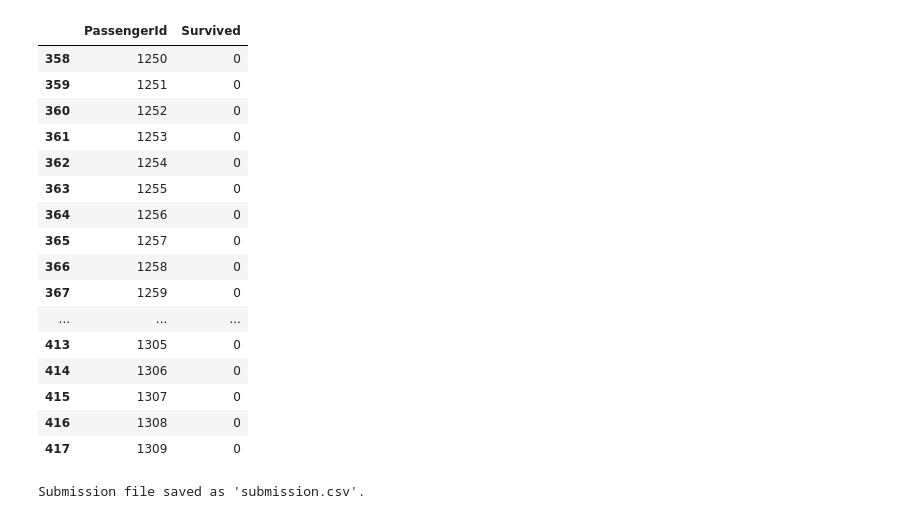
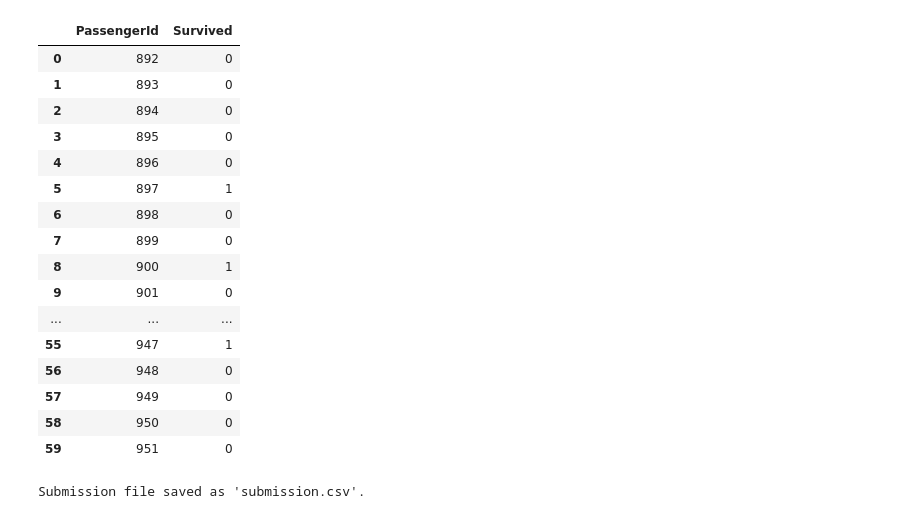
Before and after one commit to AnnaVerbytska/Titanic-Machine_Learning-from-Disaster, a Jupyter notebook: notebooks/logistic-regression.ipynb, the cells around one changed output. Saved outputs shown, nothing was run; the diff lists cells and outputs as text; code cells hidden in the pictures.

Commit message:
Lowered threshold for test probabilities

```diff
--- a/notebooks/logistic-regression.ipynb
+++ b/notebooks/logistic-regression.ipynb
@@ -124,15 +105,15 @@ data.head(20)
 #data['Parch'] = pd.cut(data['Parch'], bins=[-1, 0, 1, 3, 6], labels=['0', '1', '2', '3'])
 # %%
 # Join two features to simplify modelling
-data['TravelAlone']=np.where((data["SibSp"]+data["Parch"])>0, 0, 1)
+#data['TravelAlone']=np.where((data["SibSp"]+data["Parch"])>0, 0, 1)
 # %%
 
 # Drop the columns
-data.drop(['Age','SibSp','Parch'], axis=1, inplace=True)
+#data.drop(['Age','SibSp','Parch'], axis=1, inplace=True)
 # %%
 
 # Convert categorical variables or the ones that represent such ('Pclass') to dummy/numerical variables (one-hot encoding)
-data = pd.get_dummies(data, columns=['Embarked', 'Sex', 'AgeGroup','Pclass'], dtype=int, drop_first=True) # drop_first to avoid collinearity
+#data = pd.get_dummies(data, columns=['Embarked', 'Sex', 'AgeGroup','Pclass'], dtype=int, drop_first=True) # drop_first to avoid collinearity
 # %%
 # Now handle the male outliers (> 63 years) by filling them with the median age
 #data.loc[(data['Sex_male']) & (data['Age'] > 63), 'Age'] = data['Age'].median()
@@ -235,26 +225,33 @@ test_predictions = model.predict(test_df.drop('Survived',axis=1).values)
+# %%
+# Make predictions on the test data using predict_proba to get probabilities
+test_probabilities = model.predict_proba(test_df.drop('Survived', axis=1).values)[:, 1]
+
+# Set a custom threshold (e.g., 0.3) to predict class labels instead of default 0.5
+custom_threshold = 0.1
+test_predictions = (test_probabilities >= custom_threshold).astype(int)
 # %%
 # Prepare the submission file
 submission = pd.read_csv('../data/submission.csv')
 submission['Survived'] = test_predictions
-submission.tail(60)
+submission.head(60)
 # %% [output]
 |  | PassengerId | Survived |
-| 358 | 1250 | 0 |
-| 359 | 1251 | 0 |
-| 360 | 1252 | 0 |
-| 361 | 1253 | 0 |
-| 362 | 1254 | 0 |
-| 363 | 1255 | 0 |
-| 364 | 1256 | 0 |
-| 365 | 1257 | 0 |
-| 366 | 1258 | 0 |
-| 367 | 1259 | 0 |
+| 0 | 892 | 0 |
+| 1 | 893 | 0 |
+| 2 | 894 | 0 |
+| 3 | 895 | 0 |
+| 4 | 896 | 0 |
+| 5 | 897 | 1 |
+| 6 | 898 | 0 |
+| 7 | 899 | 0 |
+| 8 | 900 | 1 |
+| 9 | 901 | 0 |
 | ... | ... | ... |
-| 413 | 1305 | 0 |
-| 414 | 1306 | 0 |
-| 415 | 1307 | 0 |
-| 416 | 1308 | 0 |
-| 417 | 1309 | 0 |
+| 55 | 947 | 1 |
+| 56 | 948 | 0 |
+| 57 | 949 | 0 |
+| 58 | 950 | 0 |
+| 59 | 951 | 0 |
 # %%
 # Save to CSV
 submission.to_csv('../data/submission.csv', index=False)
```
Also changed, not shown: parts of 13 cells of this notebook, 1 other file.
